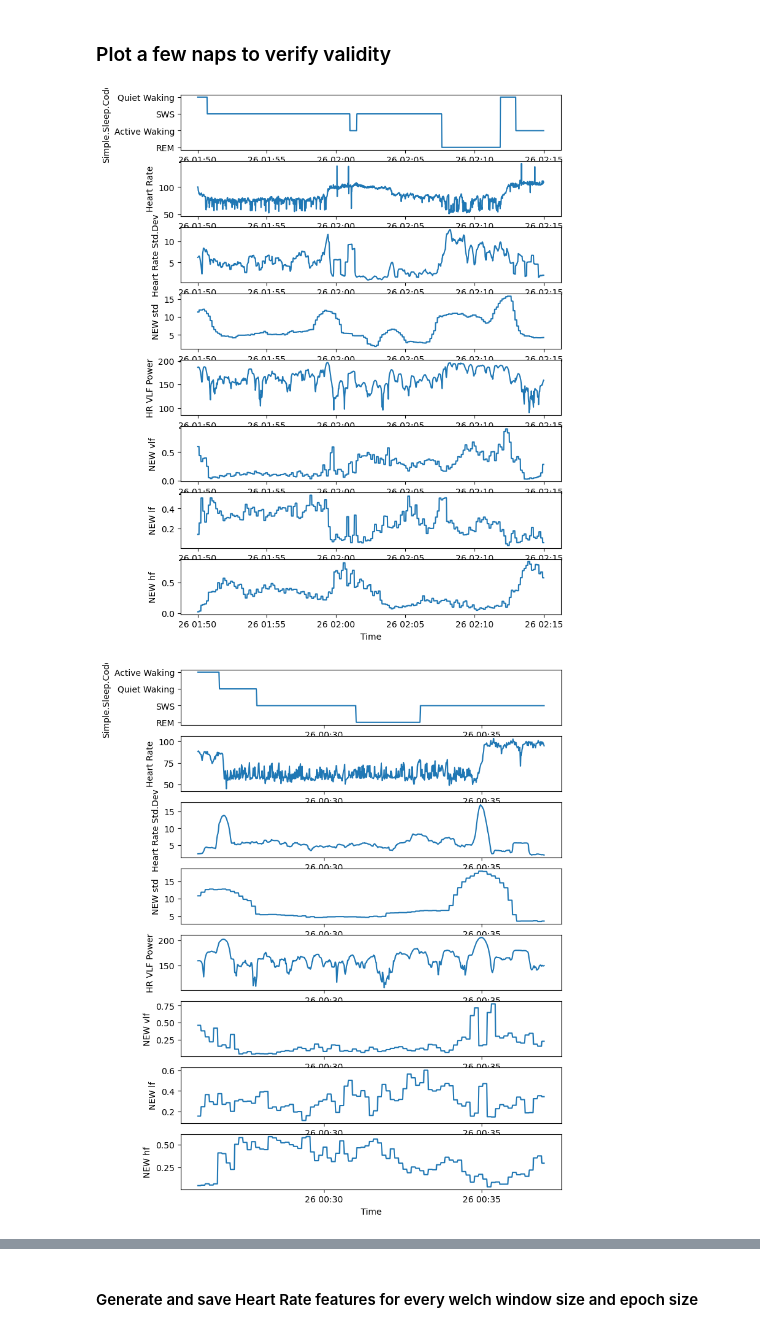
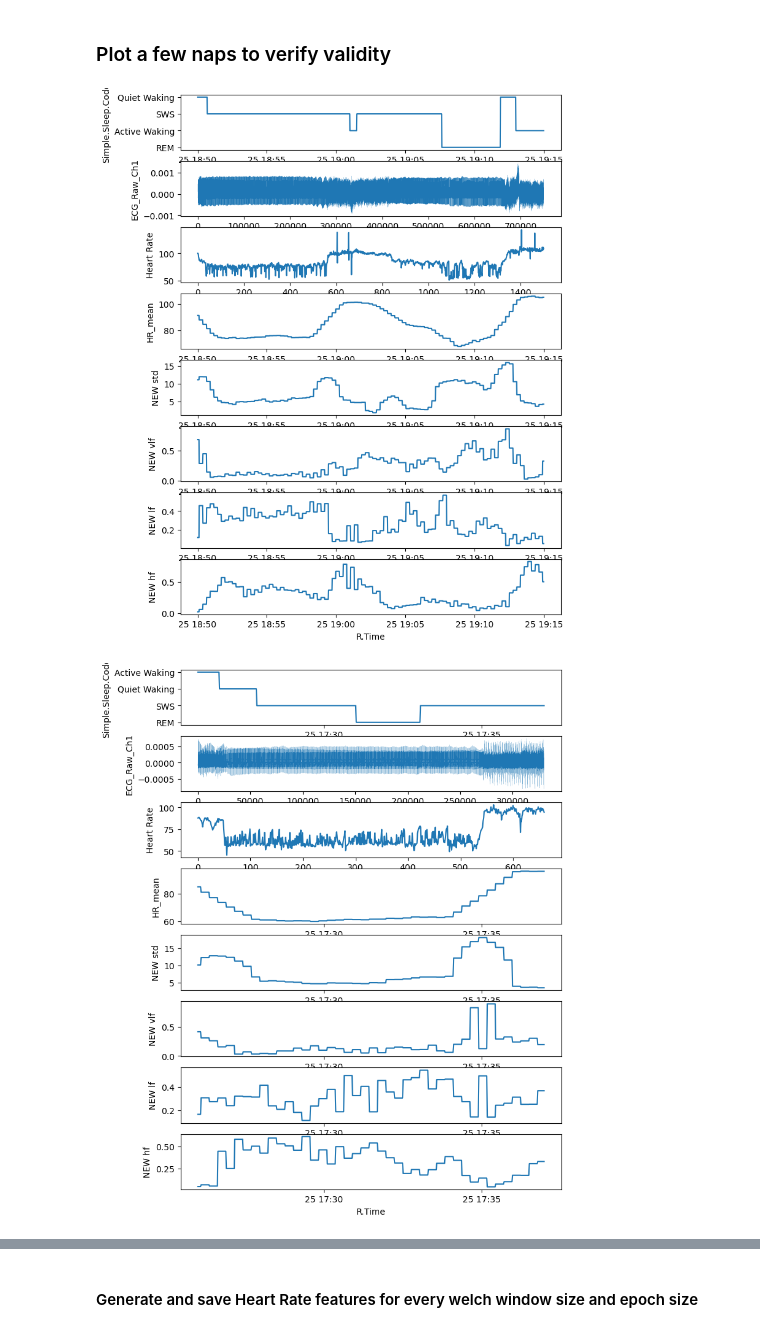
Before and after one commit to jmkendallbar/ecophys-ecoviz, a Jupyter notebook: notebooks/04_lgbm_discovery.ipynb, the cells around one changed output, grey strips where cells are left out. Drawn from its saved outputs; the diff is of its cells as text; code cells hidden in the pictures.

```diff
--- a/notebooks/04_lgbm_discovery.ipynb
+++ b/notebooks/04_lgbm_discovery.ipynb
@@ -66,7 +74,7 @@ from sklearn.model_selection import KFold
 # Load raw data
 # %%
 # Load EDF info
-path_to_edf = '../data/raw/01_processed_data/test12_Wednesday_05_ALL_PROCESSED.edf'
+path_to_edf = '../data/raw/01_edf_data/test12_Wednesday_05_ALL_PROCESSED.edf'
 raw = mne.io.read_raw_edf(path_to_edf, include=['ECG_Raw_Ch1', 'EEG_ICA5', 'pitch', 'roll', 'heading',
                                                 'Pressure', 'ODBA', 'GyrZ', 'MagZ'], preload=True)
 info = raw.info
@@ -86,7 +94,7 @@ elif isinstance(edf_start_time, (int, float)):
     recording_start_datetime = pst_timezone.localize(datetime.datetime.fromtimestamp(edf_start_time))
 
 # Load Labels
-file_path = '../data/raw/02_annotated_data/test12_Wednesday_06_Hypnogram_JKB_1Hz.csv'
+file_path = '../data/raw/02_hypnogram_data/test12_Wednesday_06_Hypnogram_JKB_1Hz.csv'
 df = pd.read_csv(file_path)
 df['R.Time'] = pd.to_datetime(df['R.Time']).dt.tz_localize('America/Los_Angeles')
 df['Sleep.Code'].value_counts(normalize=True)
@@ -391,36 +400,46 @@ Generating features for epoch_size_sec=128 and welch_window_sec=64
 # %% [markdown]
 <a id='heart_rate_feature_plotting'></a>
 ### Plot a few naps to verify validity
+# %%
+features_v2_with_hr_features = test_hr_feature_df.set_index('yasa_time', drop=True).merge(
+    df.set_index('R.Time', drop=True)[['Simple.Sleep.Code']], left_index=True, right_index=True, how='right'
+).ffill(limit=128 // 8).bfill(limit=128 // 8)
 # %%
-def plot_nap(nap):
+def plot_nap_hr_features(nap):
+    ecg_subset = ecg_data[start_index:end_index]
+    start_time = (nap[0] - df['R.Time'].iloc[0]).total_seconds()
+    end_time = (nap[1] - df['R.Time'].iloc[0]).total_seconds()
     fig, ax = plt.subplots(8, figsize=(8, 11))
-    ecg_nap = features_v2_with_ecg[(features_v2_with_ecg.index > nap[0]) &
-                                   (features_v2_with_ecg.index < nap[1])]
-    sns.lineplot(ecg_nap['Simple.Sleep.Code'], ax=ax[0])
-    sns.lineplot(ecg_nap['Heart Rate'], ax=ax[1])
-    sns.lineplot(ecg_nap['Heart Rate Std.Dev'], ax=ax[2])
-    sns.lineplot(ecg_nap['HR_std'].rename('NEW std'), ax=ax[3])
-    sns.lineplot(ecg_nap['Heart Rate Very Low Frequency Power'].rename('HR VLF Power'), ax=ax[4])
-    sns.lineplot(ecg_nap['HR_vlf'].rename('NEW vlf'), ax=ax[5])
-    sns.lineplot(ecg_nap['HR_lf'].rename('NEW lf'), ax=ax[6])
-    sns.lineplot(ecg_nap['HR_hf'].rename('NEW hf'), ax=ax[7])
+    subset_times = df['R.Time'][df['R.Time'].between(nap[0], nap[1])]
+    hr_features_nap = features_v2_with_hr_features[(features_v2_with_hr_features.index > nap[0]) &
+                                                   (features_v2_with_hr_features.index < nap[1])]
+    sns.lineplot(hr_features_nap['Simple.Sleep.Code'], ax=ax[0])
+    sns.lineplot(ecg_subset[int(start_time*500):int(end_time*500)], ax=ax[1], linewidth=0.1)
+    ax[1].set_ylabel('ECG_Raw_Ch1')
+    sns.lineplot(heart_rate_1hz[subset_times.index[0]:subset_times.index[-1]], ax=ax[2])
+    ax[2].set_ylabel('Heart Rate')
+    sns.lineplot(hr_features_nap['HR_mean'], ax=ax[3])
+    sns.lineplot(hr_features_nap['HR_std'].rename('NEW std'), ax=ax[4])
+    sns.lineplot(hr_features_nap['HR_vlf'].rename('NEW vlf'), ax=ax[5])
+    sns.lineplot(hr_features_nap['HR_lf'].rename('NEW lf'), ax=ax[6])
+    sns.lineplot(hr_features_nap['HR_hf'].rename('NEW hf'), ax=ax[7])
     plt.show()
 # %%
 nap1 = (
     datetime.datetime.strptime('10/25/2019 18:50:00', '%m/%d/%Y %H:%M:%S').replace(tzinfo=None).astimezone(pst_timezone),
     datetime.datetime.strptime('10/25/2019 19:15:00', '%m/%d/%Y %H:%M:%S').replace(tzinfo=None).astimezone(pst_timezone)
 )
-plot_nap(nap1)
+plot_nap_hr_features(nap1)
 # %% [output]
-[figure, old version]
+[figure, new version]
 # %%
 nap2 = (
     datetime.datetime.strptime('10/25/2019 17:26:00', '%m/%d/%Y %H:%M:%S').replace(tzinfo=None).astimezone(pst_timezone),
     datetime.datetime.strptime('10/25/2019 17:37:00', '%m/%d/%Y %H:%M:%S').replace(tzinfo=None).astimezone(pst_timezone)
 )
-plot_nap(nap2)
+plot_nap_hr_features(nap2)
 # %% [output]
-[figure, old version]
+[figure, new version]
 # %%
 nap3 = (
     datetime.datetime.strptime('10/25/2019 19:00:00', '%m/%d/%Y %H:%M:%S').replace(tzinfo=None).astimezone(pst_timezone),
```
Also changed, not shown: parts of 59 cells of this notebook, 15 other files.
